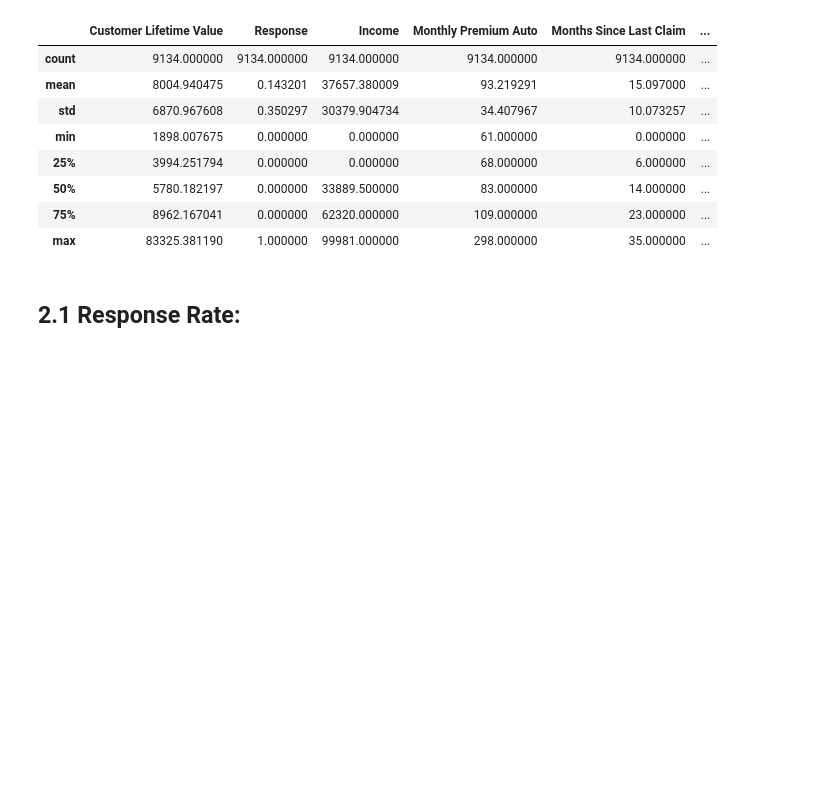
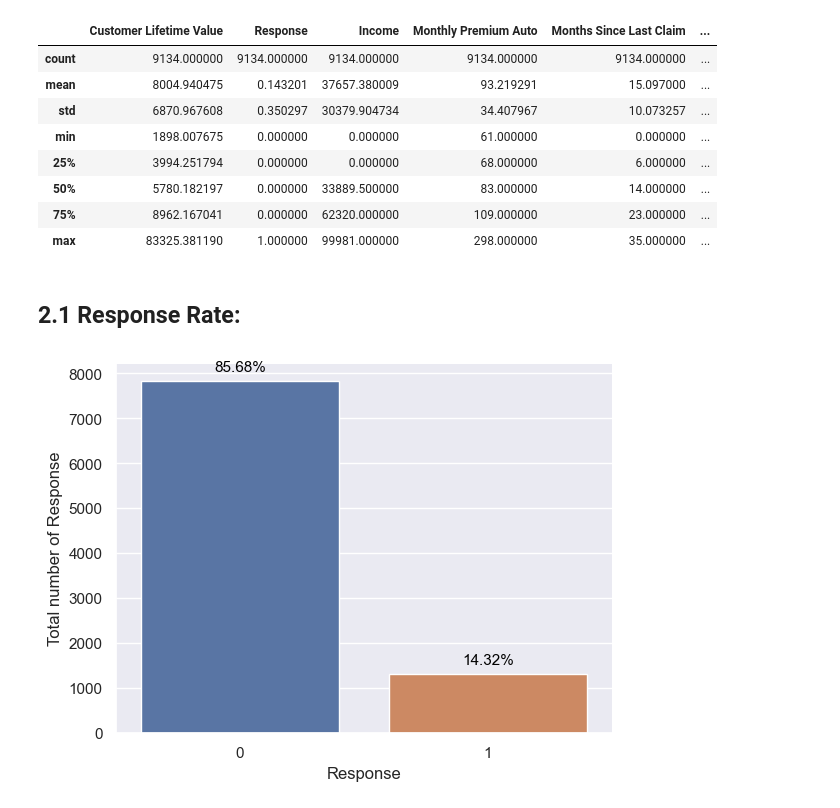
Before and after one commit to wupher/ibm_watson, a Jupyter notebook: report.ipynb, the cells around one changed output. Saved outputs shown, nothing was run; the diff lists cells and outputs as text; code cells hidden in the pictures; blank space fills up the shorter version.

```diff
--- a/report.ipynb
+++ b/report.ipynb
@@ -20,7 +20,7 @@ def annot_plot(ax, w, h):
     ax.spines['right'].set_visible(False)
     for p in ax.patches:
         ax.annotate(f"{p.get_height() * 100 / df.shape[0]:.2f}%", (p.get_x() + p.get_width() /2., p.get_height()),
-                   ha='center', va='center', fontsize=11, color='gray', rotation=0, xytext=(0, 10),
+                   ha='center', va='center', fontsize=11, color='black', rotation=0, xytext=(0, 10),
                    textcoords='offset points')
 
 def annot_plot_num(ax, w, h):
@@ -119,3 +119,10 @@ df.describe()
 | max | 83325.381190 | 1.000000 | 99981.000000 | 298.000000 | 35.000000 | ... |
 # %% [markdown]
 ## 2.1 Response Rate:
+# %%
+ax = sns.countplot(x='Response', data=df)
+plt.ylabel("Total number of Response")
+annot_plot(ax, 0.08, 1)
+plt.show()
+# %% [output]
+[figure, added]
```
Also changed, not shown: parts of 14 cells of this notebook.
